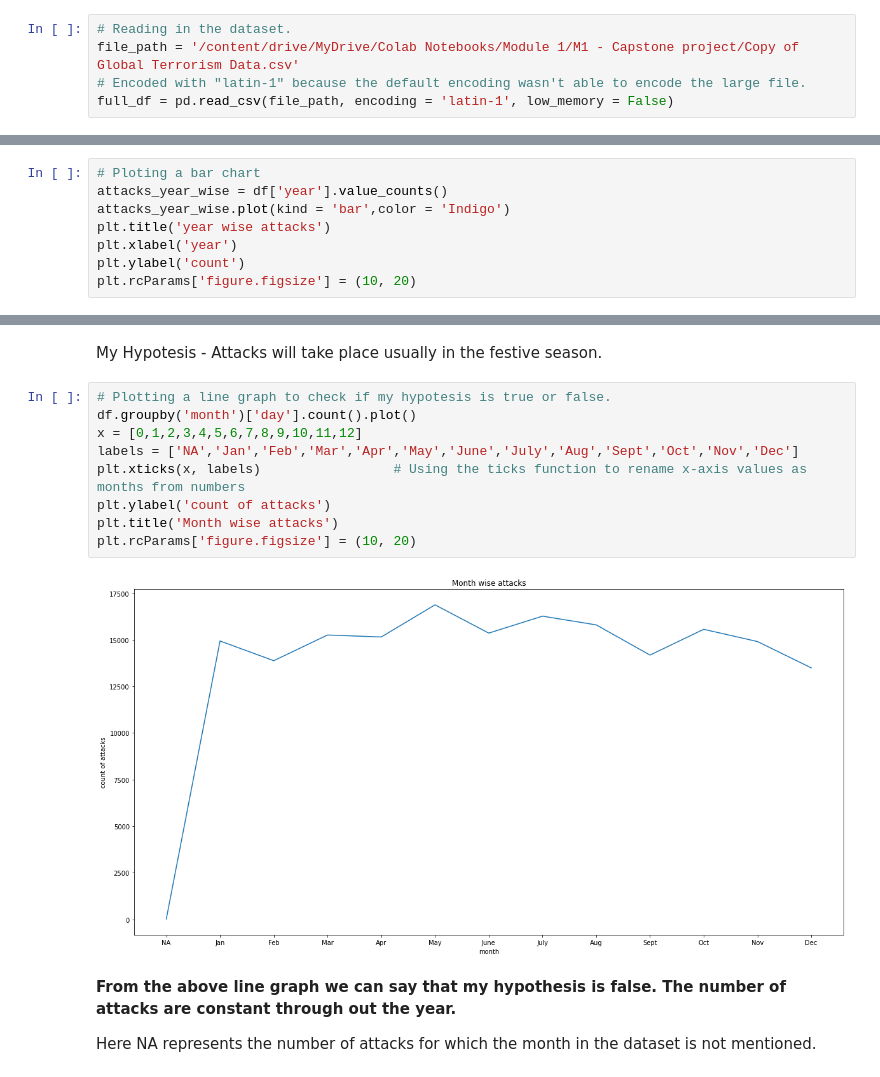
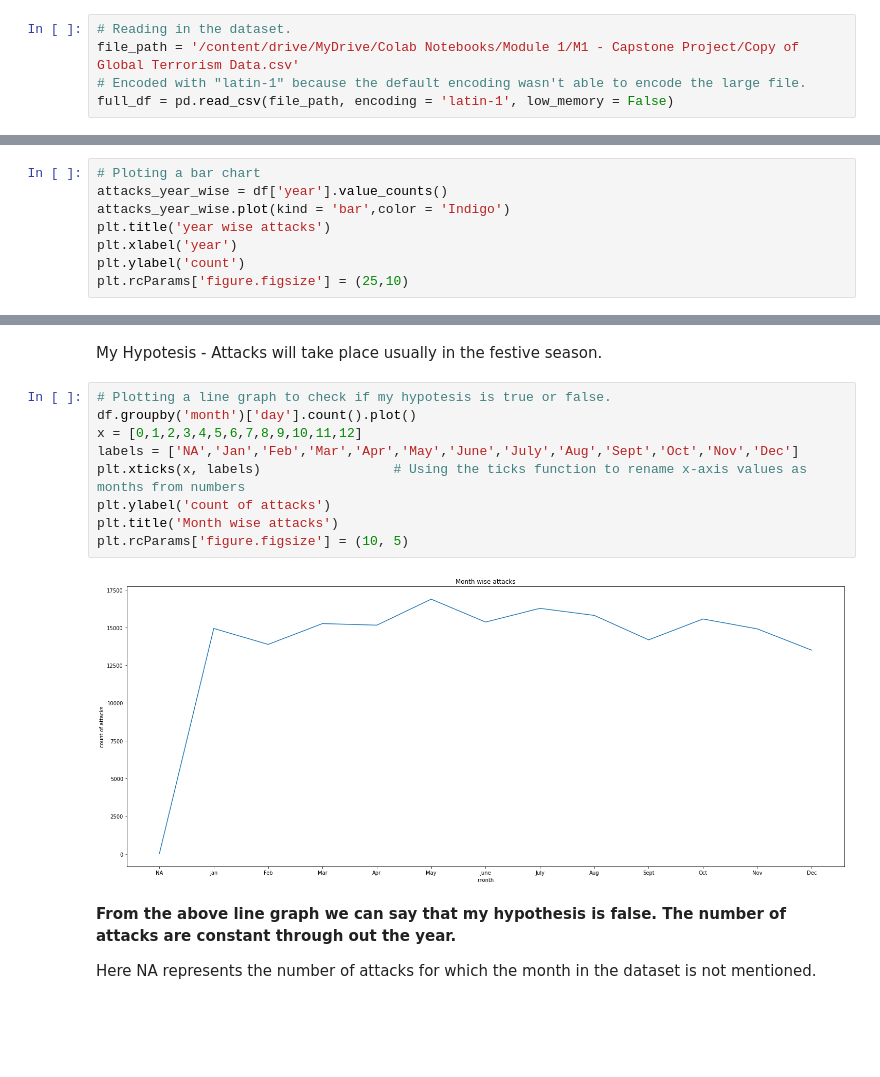
Before and after one commit to Shourya306/Global-Terrorism-EDA, a Jupyter notebook: Copy_of_Global_Terrorism_Analysis_Capstone_Project.ipynb, the cells around one changed output, grey strips where cells are left out. Cells and saved outputs as stored; diff of their text form; blank space fills up the shorter version.

```diff
--- a/Copy_of_Global_Terrorism_Analysis_Capstone_Project.ipynb
+++ b/Copy_of_Global_Terrorism_Analysis_Capstone_Project.ipynb
@@ -24,6 +22,6 @@ Drive already mounted at /content/drive; to attempt to forcibly remount, call dr
 # %%
 # Reading in the dataset.
-file_path = '/content/drive/MyDrive/Colab Notebooks/Module 1/M1 - Capstone project/Copy of Global Terrorism Data.csv'
+file_path = '/content/drive/MyDrive/Colab Notebooks/Module 1/M1 - Capstone Project/Copy of Global Terrorism Data.csv'
 # Encoded with "latin-1" because the default encoding wasn't able to encode the large file.
 full_df = pd.read_csv(file_path, encoding = 'latin-1', low_memory = False)
 # %% [markdown]
@@ -461,7 +459,7 @@ attacks_year_wise.plot(kind = 'bar',color = 'Indigo')
 plt.title('year wise attacks')
 plt.xlabel('year')
 plt.ylabel('count')
-plt.rcParams['figure.figsize'] = (10, 20)
+plt.rcParams['figure.figsize'] = (25,10)
 # %% [output]
 [figure]
 # %% [markdown]
@@ -473,14 +471,14 @@ My Hypotesis - Attacks will take place usually in the festive season.
 # %%
 # Plotting a line graph to check if my hypotesis is true or false.
 df.groupby('month')['day'].count().plot()
 x = [0,1,2,3,4,5,6,7,8,9,10,11,12]
 labels = ['NA','Jan','Feb','Mar','Apr','May','June','July','Aug','Sept','Oct','Nov','Dec']
 plt.xticks(x, labels)                 # Using the ticks function to rename x-axis values as months from numbers
 plt.ylabel('count of attacks')
 plt.title('Month wise attacks')
-plt.rcParams['figure.figsize'] = (10, 20)
+plt.rcParams['figure.figsize'] = (10, 5)
 # %% [output]
-[figure, old version]
+[figure, new version]
 # %% [markdown]
 **From the above line graph we can say that my hypothesis is false. The number of attacks are constant through out the year.**
 
```
Also changed, not shown: parts of 7 cells of this notebook.
